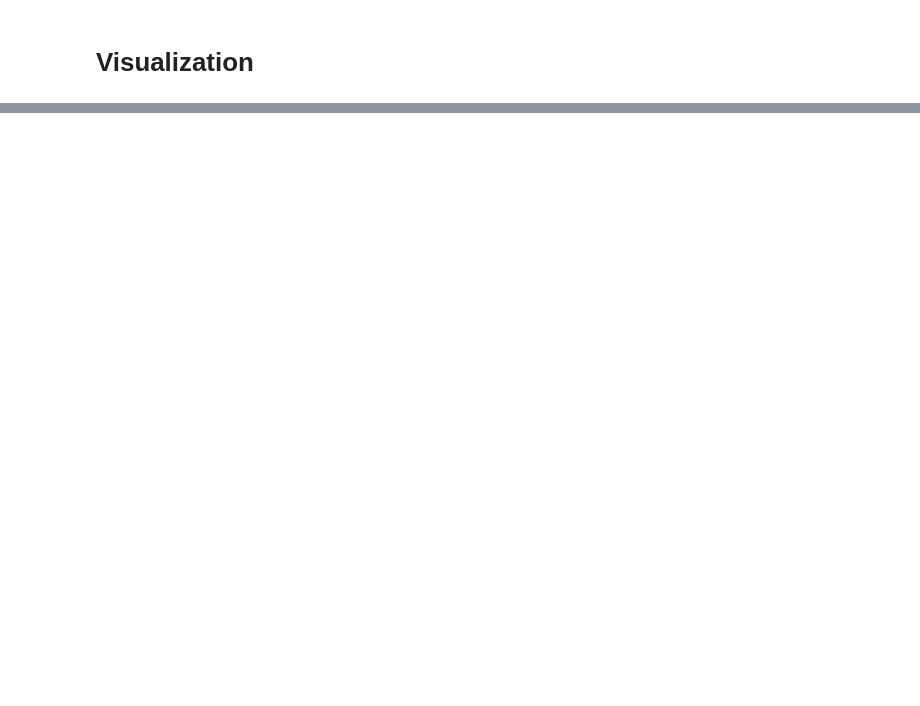
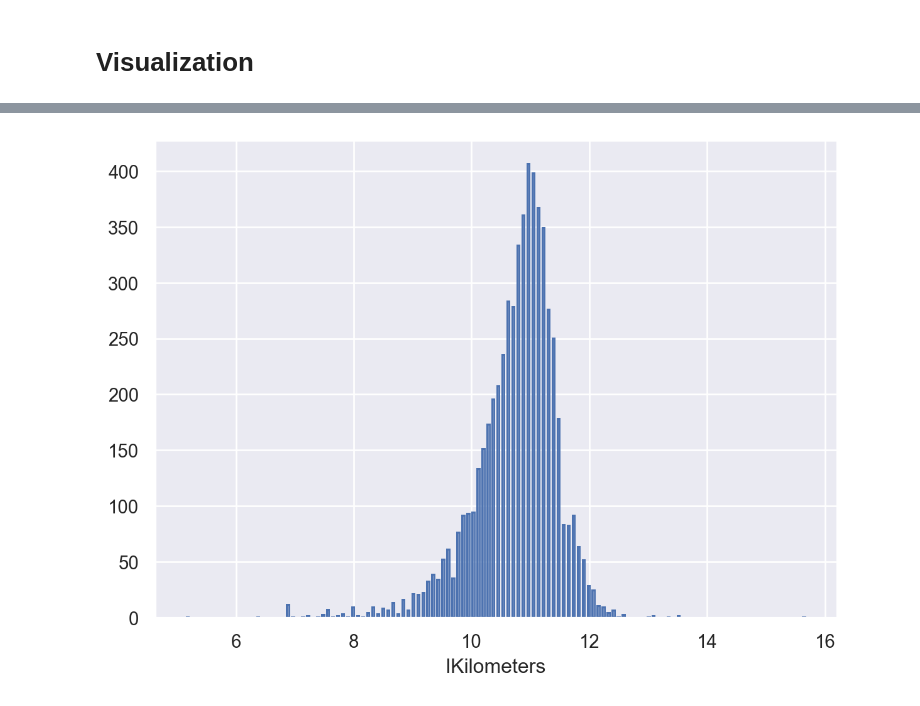
Before and after one commit to kurtyoon/Data-Visualization-Personal-Proj, a Jupyter notebook: Used-car-price-prediction.ipynb, the cells around one changed output, grey strips where cells are left out. Saved outputs shown, nothing was run; the diff lists cells and outputs as text; code cells hidden in the pictures; blank space fills up the shorter version.

```diff
--- a/Used-car-price-prediction.ipynb
+++ b/Used-car-price-prediction.ipynb
@@ -301,0 +329,9 @@ boxplot(car, 'Year', 'Price')
+# %%
+car = car.assign(lKilometers = np.log(car.Kilometers_Driven))
+# %%
+(
+    so.Plot(car, x='lKilometers')
+    .add(so.Bar(), so.Hist())
+)
+# %% [output]
+[figure, added]
```
Also changed, not shown: parts of 37 cells of this notebook.
